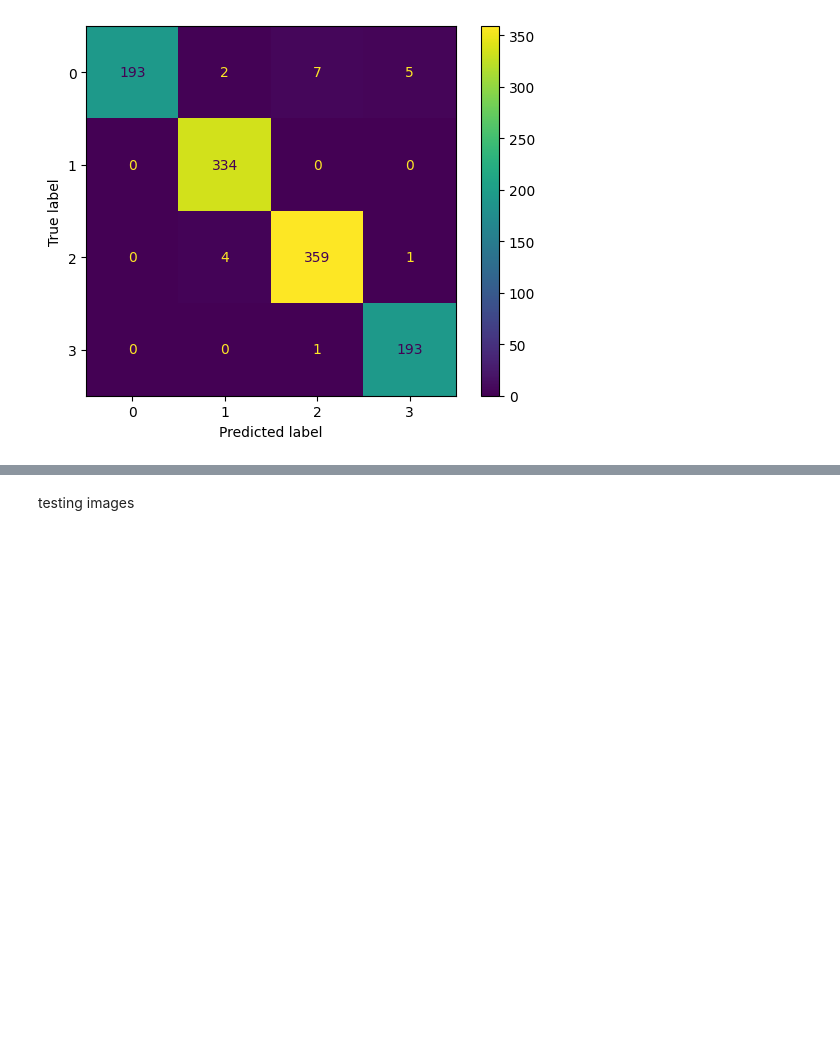
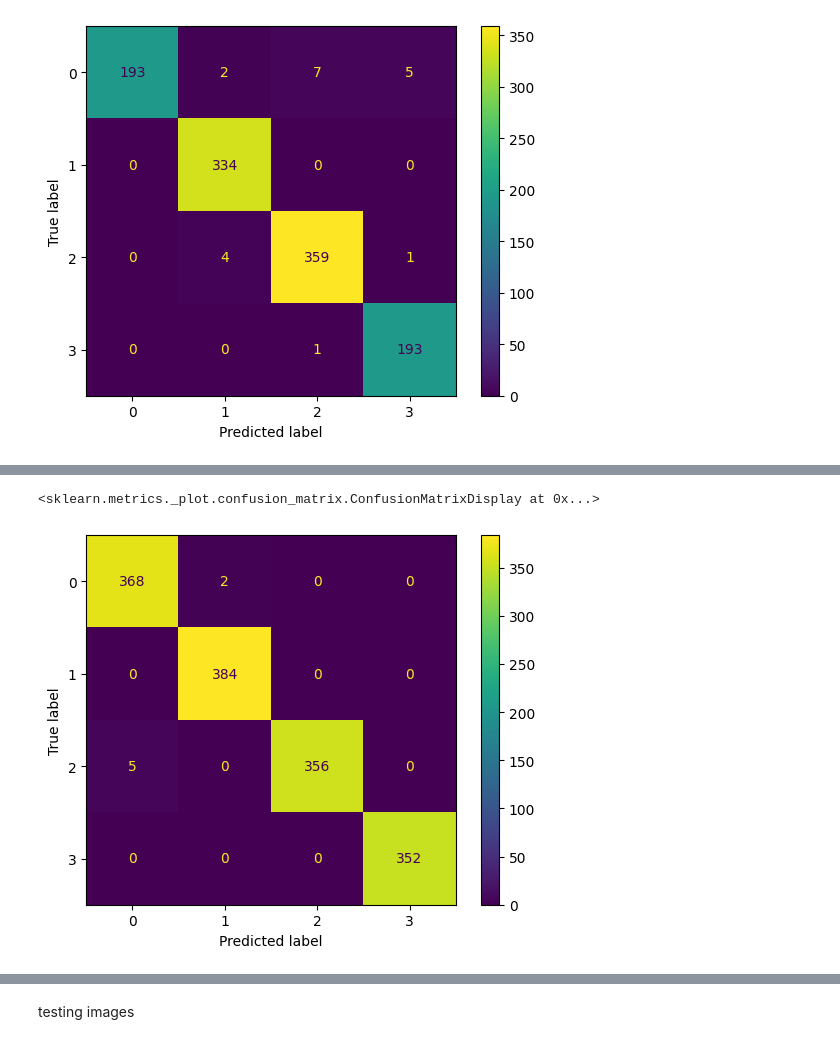
Before and after one commit to AnuraagaNath/Project-PredthePrice, a Jupyter notebook: train_image/train_image.ipynb, the cells around one changed output, grey strips where cells are left out. Cells and saved outputs as stored; diff of their text form; code cells hidden in the pictures; blank space fills up the shorter version.

```diff
--- a/train_image/train_image.ipynb
+++ b/train_image/train_image.ipynb
@@ -138,0 +164,2 @@ sio.dump(clf, 'car_detection_model_svc.skops')
+# %%
+nX_train, nX_test, ny_train, ny_test = train_test_split(newX, newY, test_size=0.3, random_state=42)
@@ -138,0 +174,5 @@ sio.dump(clf, 'car_detection_model_svc.skops')
+# %%
+ConfusionMatrixDisplay(confusion_matrix(ny_test, ny_pred)).plot()
+# %% [output]
+<sklearn.metrics._plot.confusion_matrix.ConfusionMatrixDisplay at 0x...>
+[figure, added]
```
Also changed, not shown: parts of 24 cells of this notebook, 33 other files.
